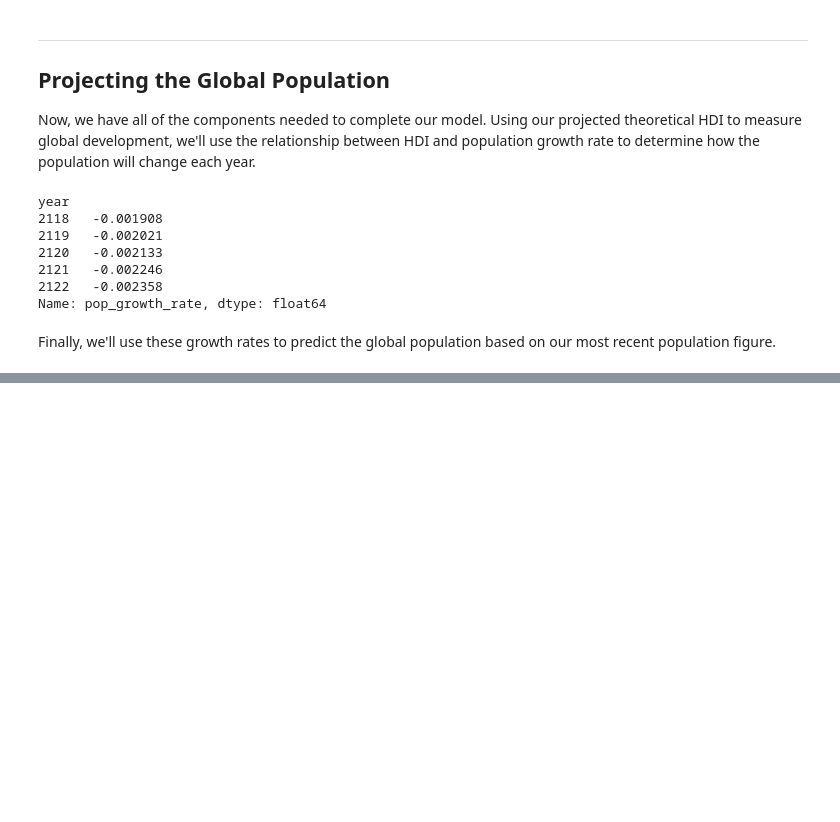
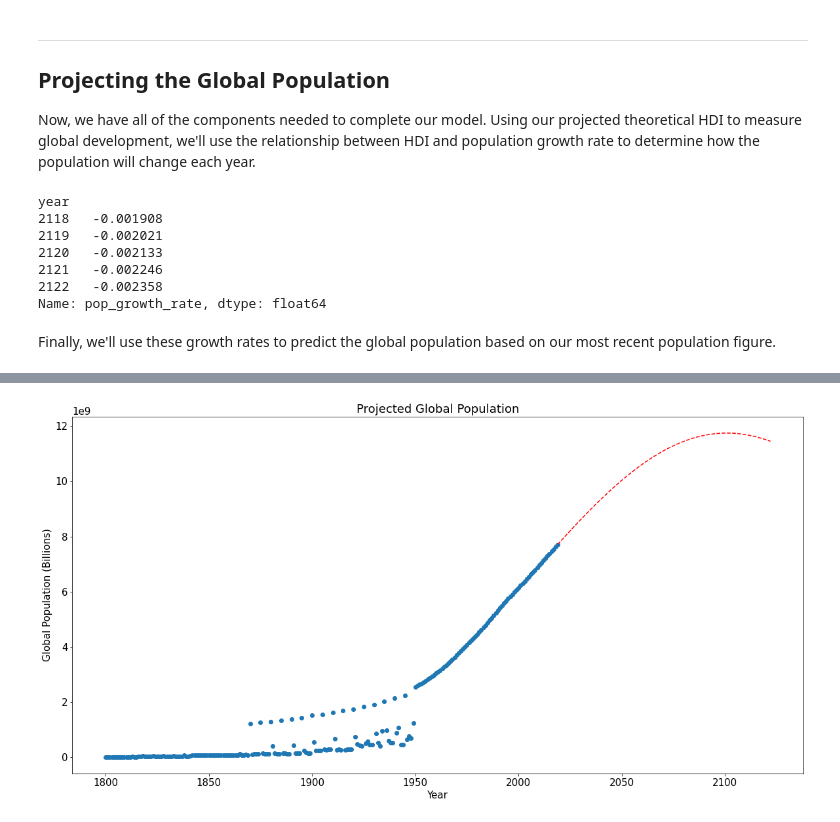
Before and after one commit to jcarballo1/cs5395-project1, a Jupyter notebook: Project1.ipynb, the cells around one changed output, grey strips where cells are left out. Saved outputs shown, nothing was run; the diff lists cells and outputs as text; code cells hidden in the pictures; blank space fills up the shorter version.

```diff
--- a/Project1.ipynb
+++ b/Project1.ipynb
@@ -481,0 +543,12 @@ As much as I would love to write this... I have to go to sleep. Lol.
+# %%
+plt.figure(figsize=PLOT_SIZE)
+plt.rc('font', size=FONT_SIZE)
+plt.scatter(global_indicators.index, global_indicators.population)
+plt.plot(population_projection.index, population_projection.population, color='red', linestyle='dashed')
+plt.title('Projected Global Population')
+plt.xlabel('Year')
+plt.ylabel('Global Population (Billions)')
+plt.ticklabel_format(style='sci', axis='y', scilimits=(9,9))
+plt.show()
+# %% [output]
+[figure, added]
```
Also changed, not shown: parts of 19 cells of this notebook.
